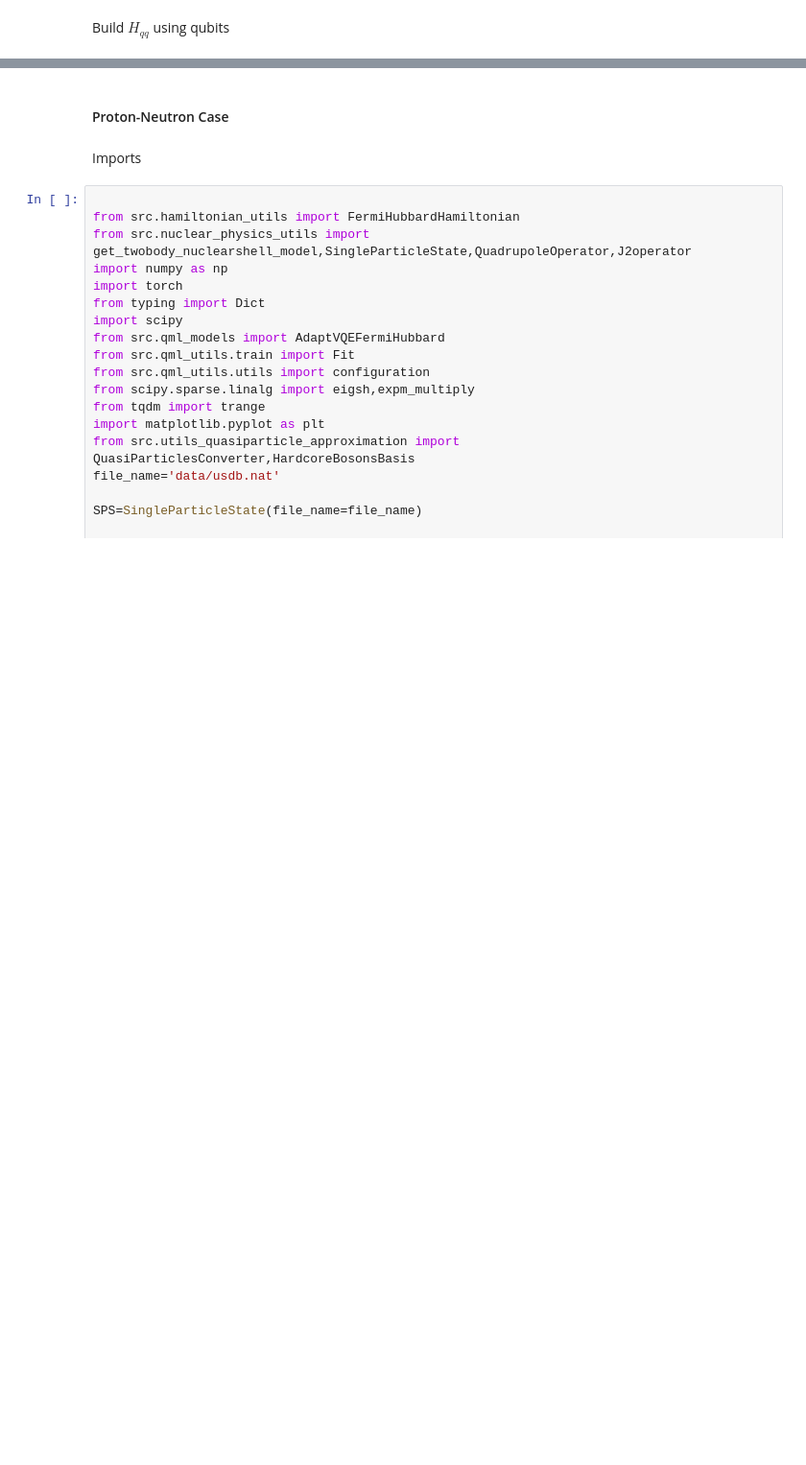
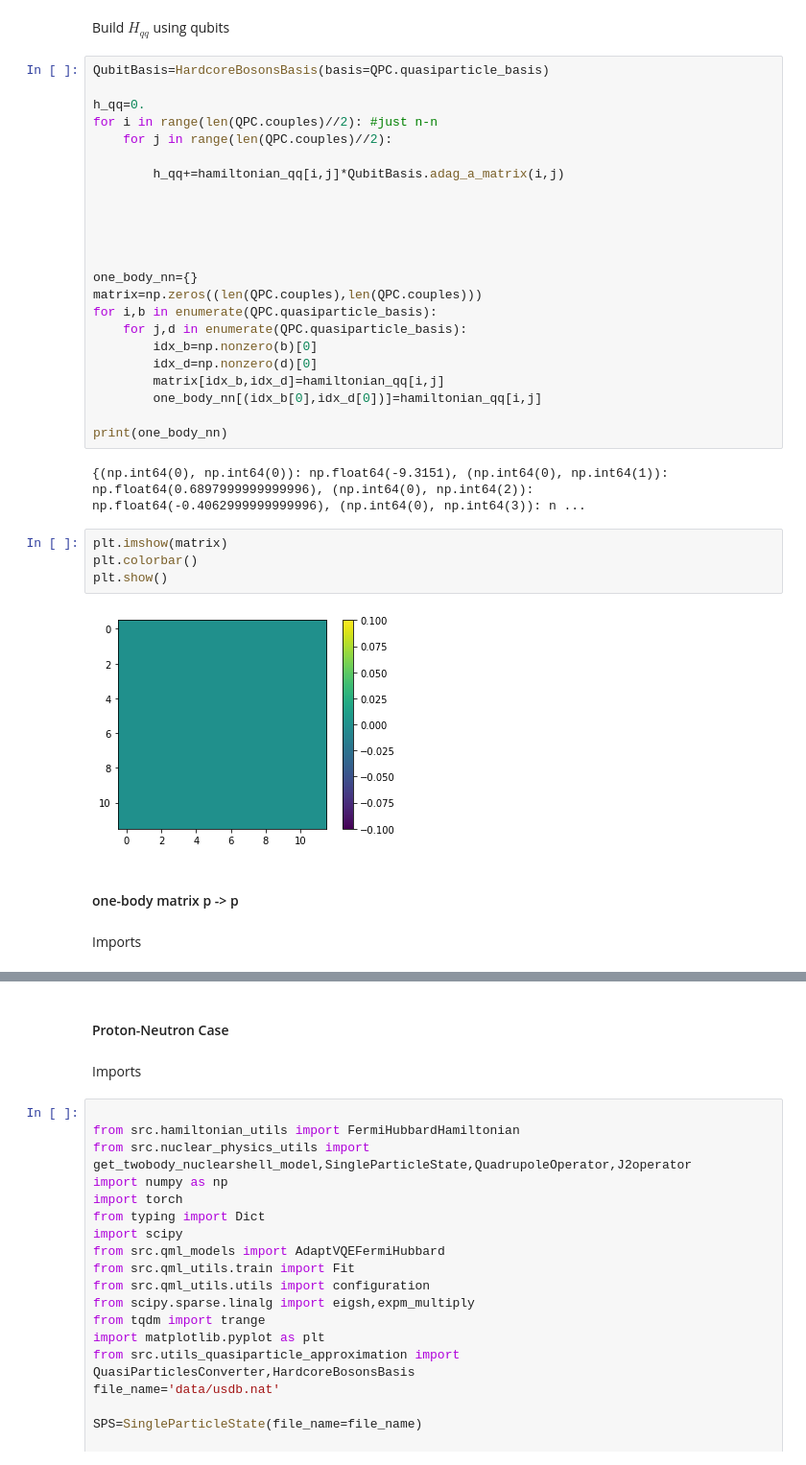
Before and after one commit to emacosta95/2nd_qa4nsm, a Jupyter notebook: EffectiveQubitHamiltonianOnlynnpp.ipynb, the cells around one changed output, grey strips where cells are left out. Shown at 96% size. Cells and saved outputs as stored; diff of their text form; blank space fills up the shorter version.

```diff
--- a/EffectiveQubitHamiltonianOnlynnpp.ipynb
+++ b/EffectiveQubitHamiltonianOnlynnpp.ipynb
@@ -178,2 +178,37 @@ print(external_potential_qq)
 # %% [markdown]
 Build $H_{qq}$ using qubits
+# %%
+QubitBasis=HardcoreBosonsBasis(basis=QPC.quasiparticle_basis)
+
+h_qq=0.
+for i in range(len(QPC.couples)//2): #just n-n
+    for j in range(len(QPC.couples)//2):
+
+        h_qq+=hamiltonian_qq[i,j]*QubitBasis.adag_a_matrix(i,j)
+
+
+
+
+
+one_body_nn={}
+matrix=np.zeros((len(QPC.couples),len(QPC.couples)))
+for i,b in enumerate(QPC.quasiparticle_basis):
+    for j,d in enumerate(QPC.quasiparticle_basis):
+        idx_b=np.nonzero(b)[0]
+        idx_d=np.nonzero(d)[0]
+        matrix[idx_b,idx_d]=hamiltonian_qq[i,j]
+        one_body_nn[(idx_b[0],idx_d[0])]=hamiltonian_qq[i,j]
+
+print(one_body_nn)
+# %% [output]
+{(np.int64(0), np.int64(0)): np.float64(-9.3151), (np.int64(0), np.int64(1)): np.float64(0.6897999999999996), (np.int64(0), np.int64(2)): np.float64(-0.4062999999999996), (np.int64(0), np.int64(3)): n ...
+# %%
+plt.imshow(matrix)
+plt.colorbar()
+plt.show()
+# %% [output]
+[figure, added]
+# %% [markdown]
+####  one-body matrix p -> p
+# %% [markdown]
+Imports
```
Also changed, not shown: parts of 71 cells of this notebook, 16 other files.
